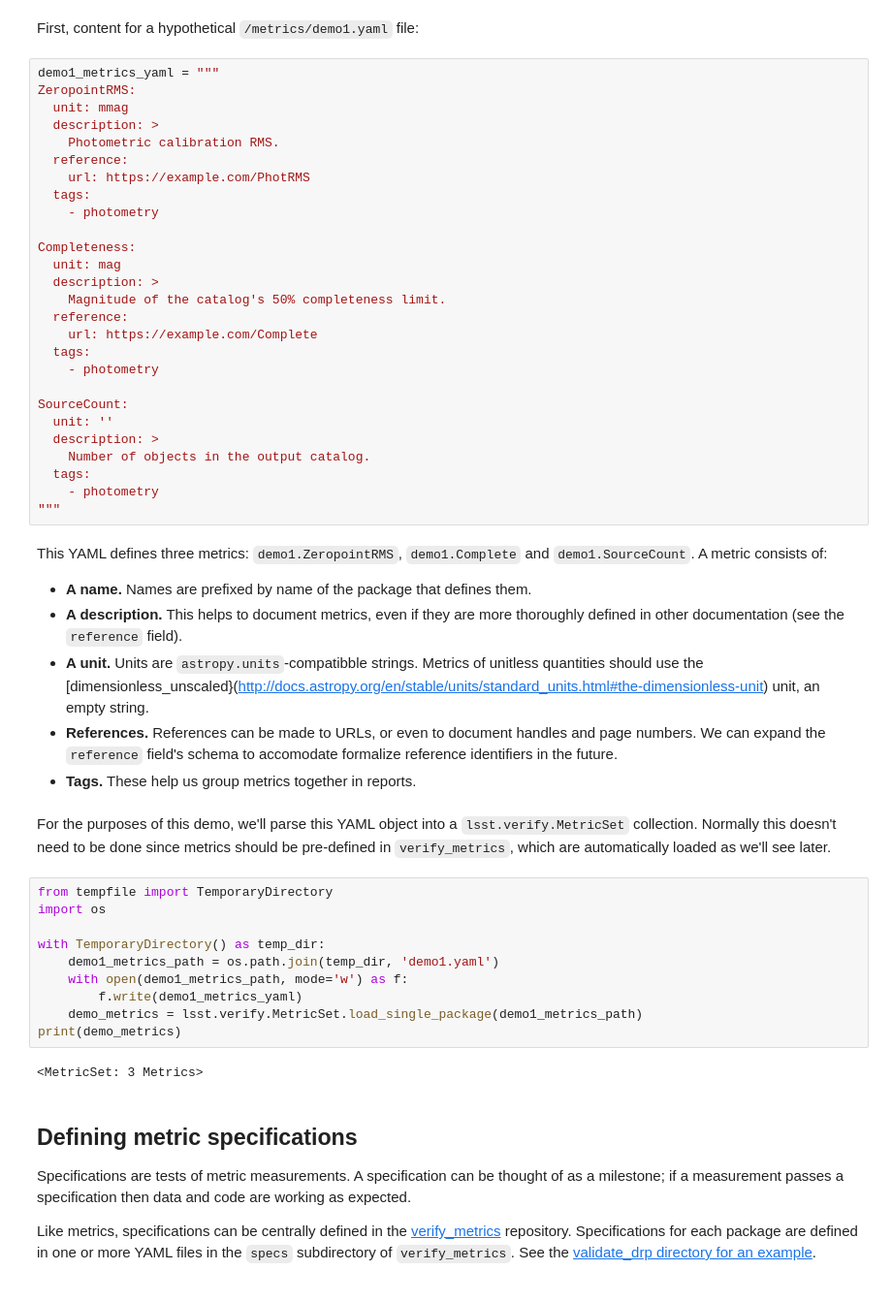
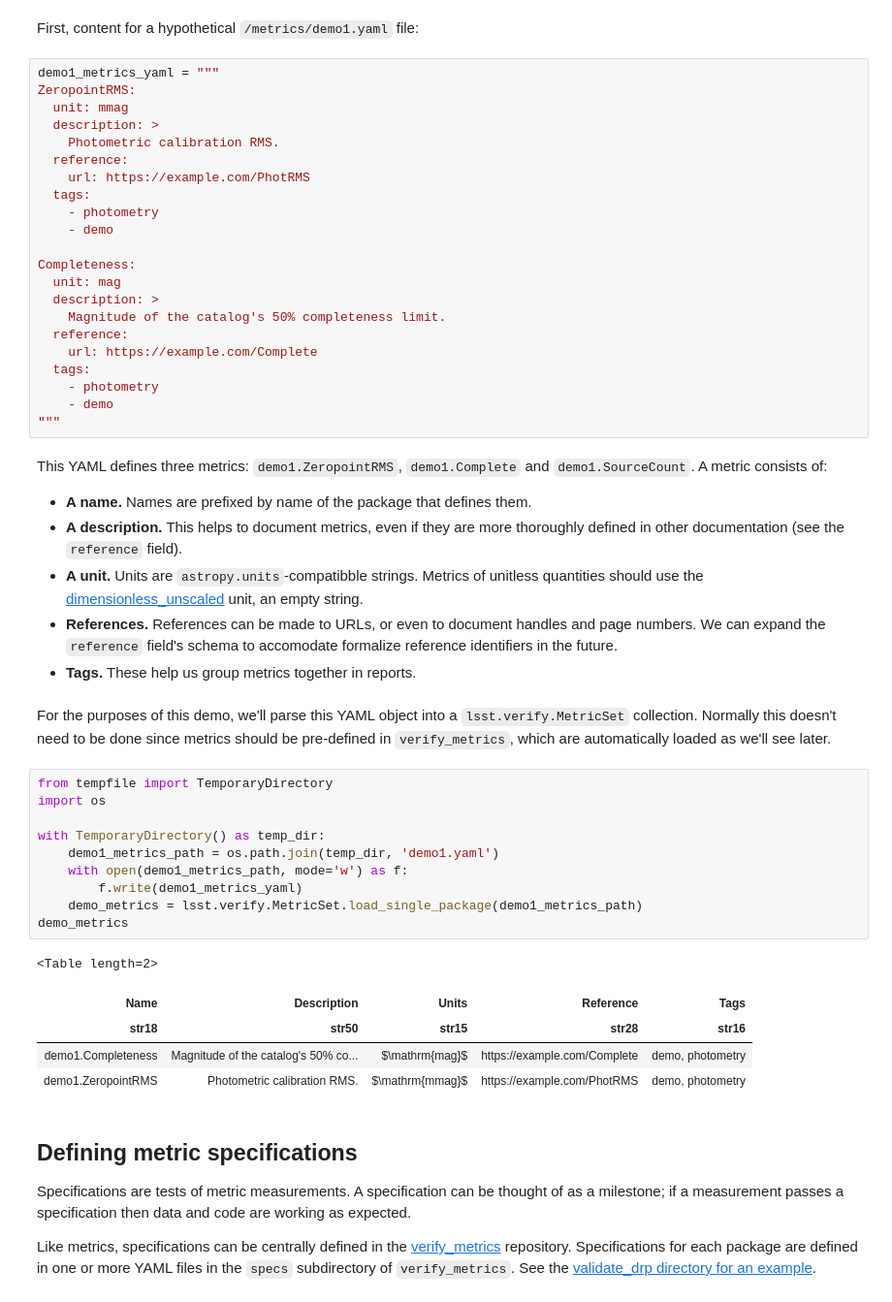
Before and after one commit to lsst-sqre/sqr-019, a Jupyter notebook: index.ipynb, the cells around one changed output. Shown at 97% size. Saved outputs shown, nothing was run; the diff lists cells and outputs as text.

```diff
--- a/index.ipynb
+++ b/index.ipynb
@@ -81,6 +85,7 @@ ZeropointRMS:
     url: https://example.com/PhotRMS
   tags:
     - photometry
+    - demo
 
 Completeness:
   unit: mag
@@ -90,20 +95,14 @@ Completeness:
     url: https://example.com/Complete
   tags:
     - photometry
-
-SourceCount:
-  unit: ''
-  description: >
-    Number of objects in the output catalog.
-  tags:
-    - photometry
+    - demo
 """
 # %% [markdown]
 This YAML defines three metrics: `demo1.ZeropointRMS`, `demo1.Complete` and `demo1.SourceCount`. A metric consists of:
 
 - **A name.** Names are prefixed by name of the package that defines them.
 - **A description.** This helps to document metrics, even if they are more thoroughly defined in other documentation (see the `reference` field).
-- **A unit.** Units are `astropy.units`-compatibble strings. Metrics of unitless quantities should use the [dimensionless_unscaled}(http://docs.astropy.org/en/stable/units/standard_units.html#the-dimensionless-unit) unit, an empty string.
+- **A unit.** Units are `astropy.units`-compatibble strings. Metrics of unitless quantities should use the [dimensionless_unscaled](http://docs.astropy.org/en/stable/units/standard_units.html#the-dimensionless-unit) unit, an empty string.
 - **References.** References can be made to URLs, or even to document handles and page numbers. We can expand the `reference` field's schema to accomodate formalize reference identifiers in the future.
 - **Tags.** These help us group metrics together in reports.
 # %% [markdown]
@@ -111,15 +110,19 @@ For the purposes of this demo, we'll parse this YAML object into a `lsst.verify.
 # %%
 from tempfile import TemporaryDirectory
 import os
 
 with TemporaryDirectory() as temp_dir:
     demo1_metrics_path = os.path.join(temp_dir, 'demo1.yaml')
     with open(demo1_metrics_path, mode='w') as f:
         f.write(demo1_metrics_yaml)
     demo_metrics = lsst.verify.MetricSet.load_single_package(demo1_metrics_path)
-print(demo_metrics)
+demo_metrics
 # %% [output]
-<MetricSet: 3 Metrics>
+<Table length=2>
+| Name | Description | Units | Reference | Tags |
+| str18 | str50 | str15 | str28 | str16 |
+| demo1.Completeness | Magnitude of the catalog's 50% co... | $\mathrm{mag}$ | https://example.com/Complete | demo, photometry |
+| demo1.ZeropointRMS | Photometric calibration RMS. | $\mathrm{mmag}$ | https://example.com/PhotRMS | demo, photometry |
 # %% [markdown]
 ## Defining metric specifications
 
```
Also changed, not shown: parts of 23 cells of this notebook.
